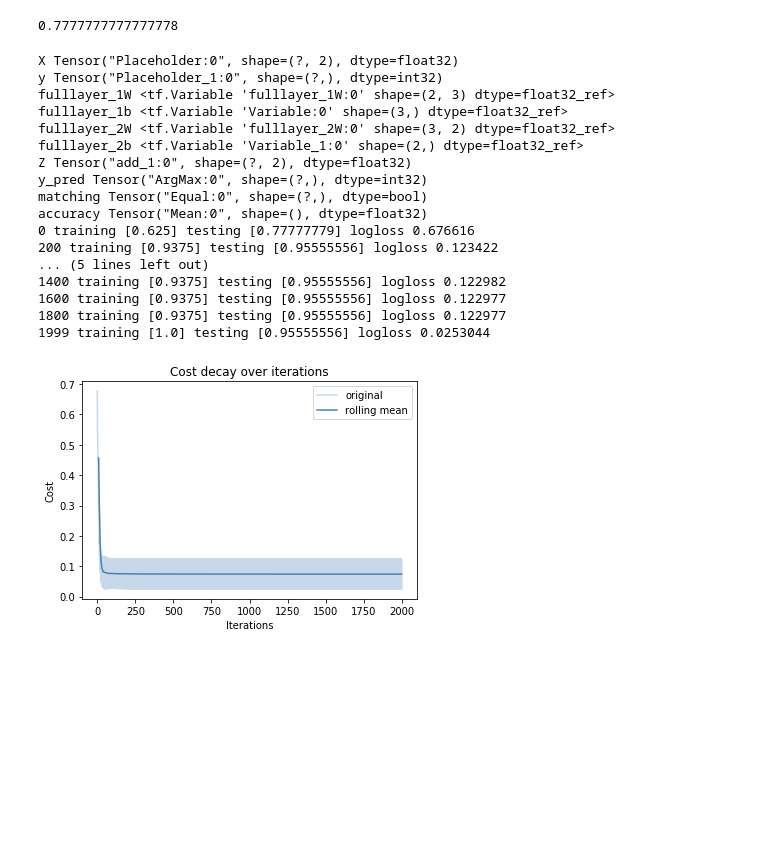
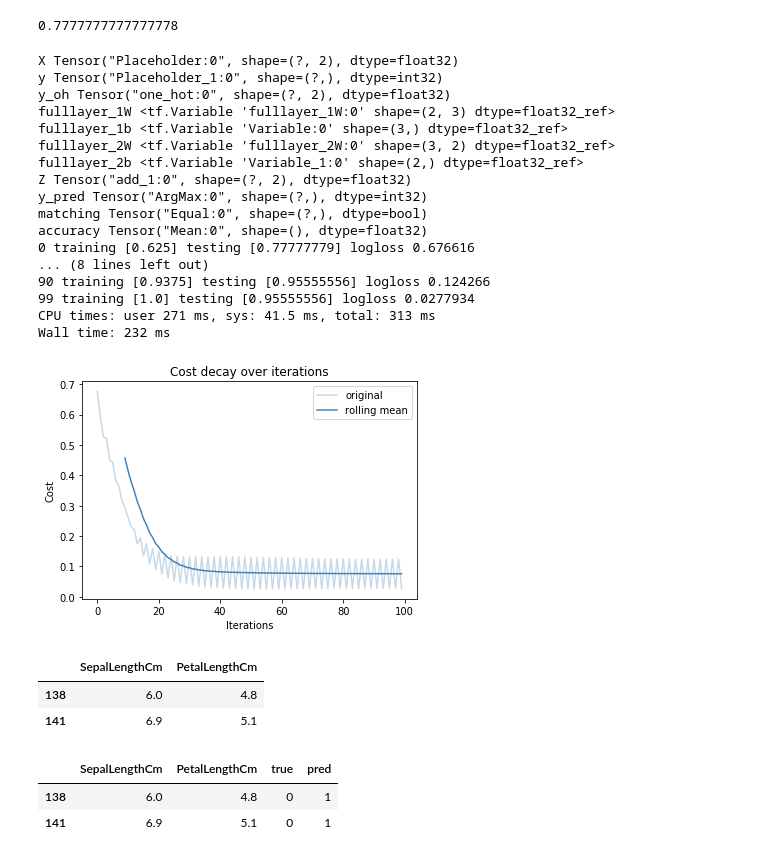
Before and after one commit to Akhileshkudla/demos, a Jupyter notebook: Day 4 - 01 Non linear classifier tensorflow.ipynb, the cells around one changed output. Cells and saved outputs as stored; diff of their text form; code cells hidden in the pictures; blank space fills up the shorter version.

```diff
--- a/Day 4 - 01 Non linear classifier tensorflow.ipynb
+++ b/Day 4 - 01 Non linear classifier tensorflow.ipynb
@@ -88,13 +88,15 @@ X_test_std = scaler.transform(X_test)
 # %% [output]
 0.7777777777777778
 # %%
+%%time
 tf.reset_default_graph()
 tf.set_random_seed(1)
 
 n_x = 2
 n_y = 2
+n_h = 3
 learning_rate = 1e-1
-max_iters = 2000
+max_iters = 100
 
 X = tf.placeholder(dtype=tf.float32, shape=[None, 2])
 y = tf.placeholder(dtype= tf.int32, shape=[None])
@@ -103,6 +105,7 @@ y_oh = tf.one_hot(y,  n_y)
 
 print("X", X)
 print("y", y)
+print("y_oh", y_oh)
 
 def full_layer(name, input, size, activation = None):
     input_size = int(input.get_shape()[1])
@@ -119,7 +122,7 @@ def full_layer(name, input, size, activation = None):
 
     return Z
 
-full_layer_1 = full_layer("fulllayer_1", X, 3, activation=tf.nn.relu)
+full_layer_1 = full_layer("fulllayer_1", X, n_h, activation=tf.nn.relu)
 full_layer_2 = full_layer("fulllayer_2", full_layer_1, n_y)
 Z = full_layer_2
 print("Z", Z)
@@ -146,37 +149,54 @@ with tf.Session() as sess:
 
     for i in range(max_iters):
         X_batch, y_batch = batchable.next()
 
         _, cost_, accuracy_ = sess.run([optimizer, cost, accuracy],
                     feed_dict={X: X_batch, y: y_batch})
         scores[i] = cost_
         if i % (max_iters//10) == 0 or i == max_iters - 1:
             training_accuracy_ = sess.run([accuracy],
                     feed_dict={X: X_batch, y: y_batch})
             testing_accuracy_ = sess.run([accuracy],
                     feed_dict={X: X_test_std, y: y_test})
             print(i,
                   "training", training_accuracy_,
                   "testing", testing_accuracy_,
                   "logloss", cost_)
+    y_test_pred = sess.run(y_pred,
+                        feed_dict={X: X_test_std, y: y_test})
 
     plot_scores(scores)
 # %% [output]
 X Tensor("Placeholder:0", shape=(?, 2), dtype=float32)
 y Tensor("Placeholder_1:0", shape=(?,), dtype=int32)
+y_oh Tensor("one_hot:0", shape=(?, 2), dtype=float32)
 fulllayer_1W <tf.Variable 'fulllayer_1W:0' shape=(2, 3) dtype=float32_ref>
 fulllayer_1b <tf.Variable 'Variable:0' shape=(3,) dtype=float32_ref>
 fulllayer_2W <tf.Variable 'fulllayer_2W:0' shape=(3, 2) dtype=float32_ref>
 fulllayer_2b <tf.Variable 'Variable_1:0' shape=(2,) dtype=float32_ref>
 Z Tensor("add_1:0", shape=(?, 2), dtype=float32)
 y_pred Tensor("ArgMax:0", shape=(?,), dtype=int32)
 matching Tensor("Equal:0", shape=(?,), dtype=bool)
 accuracy Tensor("Mean:0", shape=(), dtype=float32)
 0 training [0.625] testing [0.77777779] logloss 0.676616
-200 training [0.9375] testing [0.95555556] logloss 0.123422
-... (5 lines left out)
-1400 training [0.9375] testing [0.95555556] logloss 0.122982
-1600 training [0.9375] testing [0.95555556] logloss 0.122977
-1800 training [0.9375] testing [0.95555556] logloss 0.122977
-1999 training [1.0] testing [0.95555556] logloss 0.0253044
+... (8 lines left out)
+90 training [0.9375] testing [0.95555556] logloss 0.124266
+99 training [1.0] testing [0.95555556] logloss 0.0277934
+CPU times: user 271 ms, sys: 41.5 ms, total: 313 ms
+Wall time: 232 ms
-[figure, old version]
+[figure, new version]
+# %%
+X_test[~(y_test_pred == y_test)]
+# %% [output]
+|  | SepalLengthCm | PetalLengthCm |
+| 138 | 6.0 | 4.8 |
+| 141 | 6.9 | 5.1 |
+# %%
+out = pd.DataFrame(X_test)
+out["true"] = y_test
+out["pred"] = y_test_pred
+out[~(y_test_pred == y_test)]
+# %% [output]
+|  | SepalLengthCm | PetalLengthCm | true | pred |
+| 138 | 6.0 | 4.8 | 0 | 1 |
+| 141 | 6.9 | 5.1 | 0 | 1 |
```
Also changed, not shown: parts of 4 cells of this notebook, 1 other file.
